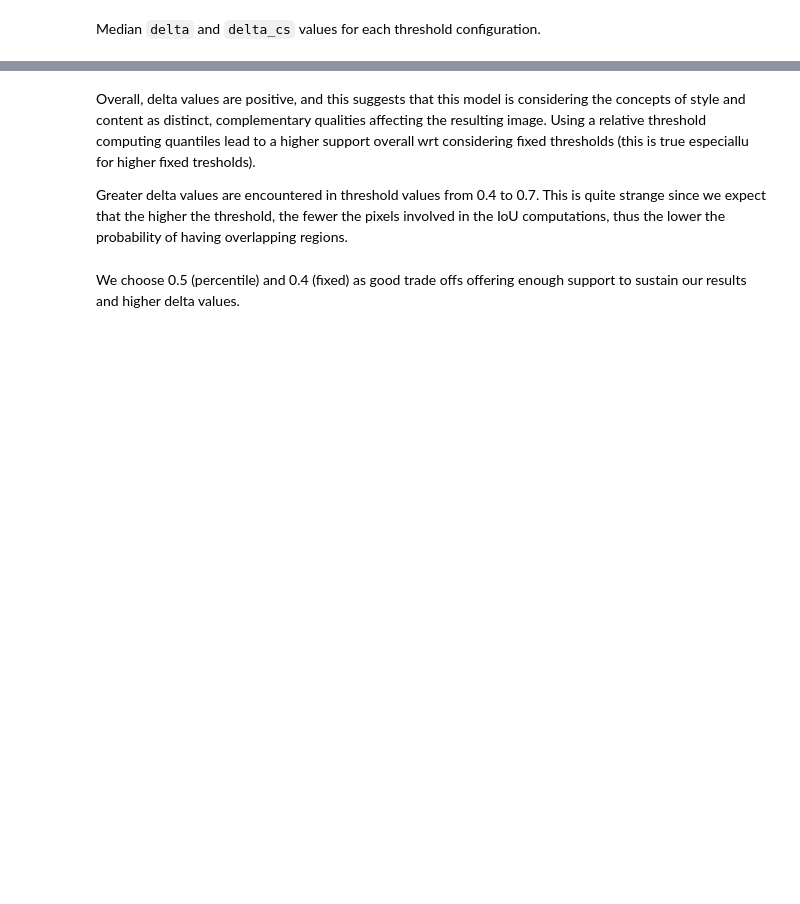
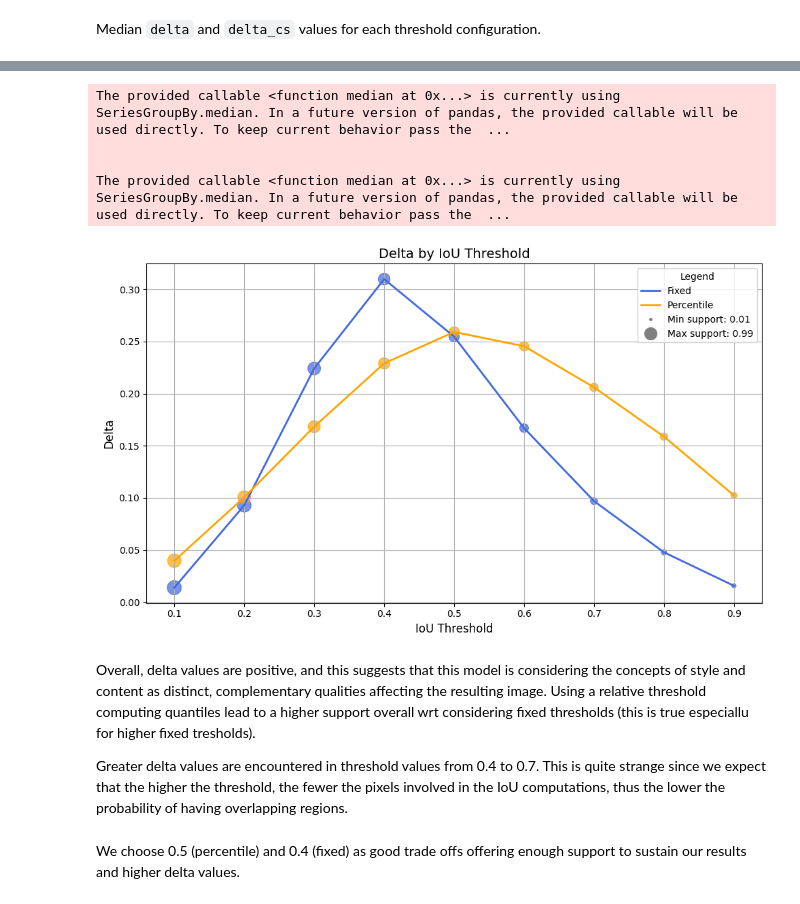
Before and after one commit to eliroc98/style-generation, a Jupyter notebook: txt-to-img/result_analysis.ipynb, the cells around one changed output, grey strips where cells are left out. Cells and saved outputs as stored; diff of their text form; code cells hidden in the pictures; blank space fills up the shorter version.

Commit message:
added plots to analysis

```diff
--- a/txt-to-img/result_analysis.ipynb
+++ b/txt-to-img/result_analysis.ipynb
@@ -138,6 +164,74 @@ results_df.groupby(group_cols).agg(
 | P 0.7 | 0.206 | 0.201 | 0.300 | 0.300 | 0.300 |
 | P 0.8 | 0.159 | 0.148 | 0.200 | 0.200 | 0.200 |
 | P 0.9 | 0.102 | 0.081 | 0.100 | 0.100 | 0.100 |
+# %%
+# --- Your data prep ---
+plot_df = results_df.groupby(group_cols).agg(
+    delta_med=("delta", np.median),
+    delta_cs_med=("delta_cs", np.median),
+    base_supp_med=("baseline_support_token", np.median),
+    base_cs_supp_med=("baseline_cs_support_token", np.median),
+    supp_content_style_med=("support_content_style", np.median),
+    iou_threshold=("iou_threshold", np.median),
+    use_quantile=("use_quantile", np.median)
+).reset_index()
+
+# --- Set up plot ---
+fig, ax = plt.subplots(figsize=(10, 6))
+
+colors = {0: "royalblue", 1: "orange"}
+labels = {0: "Fixed", 1: "Percentile"}
+
+# Normalize marker sizes
+min_supp = plot_df["base_supp_med"].min()
+max_supp = plot_df["base_supp_med"].max()
+plot_df["marker_sizes"] = 200 * (plot_df["base_supp_med"] - min_supp) / (max_supp - min_supp + 1e-8) + 20
+
+# --- Plot each quantile group ---
+for quantile_val in plot_df["use_quantile"].unique():
+    filtered = plot_df[plot_df["use_quantile"] == quantile_val]
+
+    ax.plot(
+        filtered["iou_threshold"],
+        filtered["delta_med"],
+        label=labels[quantile_val],
+        color=colors[quantile_val],
+        linewidth=2
+    )
+    ax.scatter(
+        filtered["iou_threshold"],
+        filtered["delta_med"],
+        s=filtered["marker_sizes"],
+        color=colors[quantile_val],
+        alpha=0.7
+    )
+
+# --- Create custom legend entries for marker sizes ---
+legend_elements = [
+    Line2D([0], [0], color='royalblue', lw=2, label='Fixed'),
+    Line2D([0], [0], color='orange', lw=2, label='Percentile'),
+    Line2D([0], [0], marker='o', color='w', label=f'Min support: {round(min_supp,2)}',
+           markerfacecolor='gray', markersize=np.sqrt(plot_df["marker_sizes"].min())),
+    Line2D([0], [0], marker='o', color='w', label=f'Max support: {round(max_supp,2)}',
+           markerfacecolor='gray', markersize=np.sqrt(plot_df["marker_sizes"].max())),
+]
+
+ax.legend(handles=legend_elements, title="Legend")
+
+# --- Axis labels and title ---
+ax.set_title("Delta by IoU Threshold", fontsize=14)
+ax.set_xlabel("IoU Threshold", fontsize=12)
+ax.set_ylabel("Delta", fontsize=12)
+ax.grid(True)
+
+plt.tight_layout()
+plt.show()
+# %% [output]
+The provided callable <function median at 0x...> is currently using SeriesGroupBy.median. In a future version of pandas, the provided callable will be used directly. To keep current behavior pass the  ...
+
+
+The provided callable <function median at 0x...> is currently using SeriesGroupBy.median. In a future version of pandas, the provided callable will be used directly. To keep current behavior pass the  ...
+[figure, added]
 # %% [markdown]
 Overall, delta values are positive, and this suggests that this model is considering the concepts of style and content as distinct, complementary qualities affecting the resulting image. Using a relative threshold computing quantiles lead to a higher support overall wrt considering fixed thresholds (this is true especiallu for higher fixed tresholds).
 
```
Also changed, not shown: parts of 5 cells of this notebook, 2 other files.
